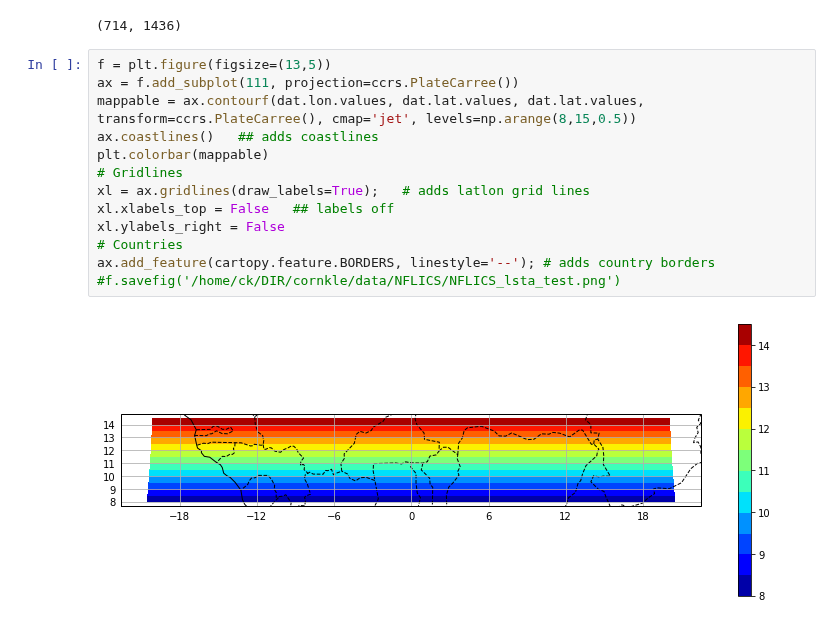
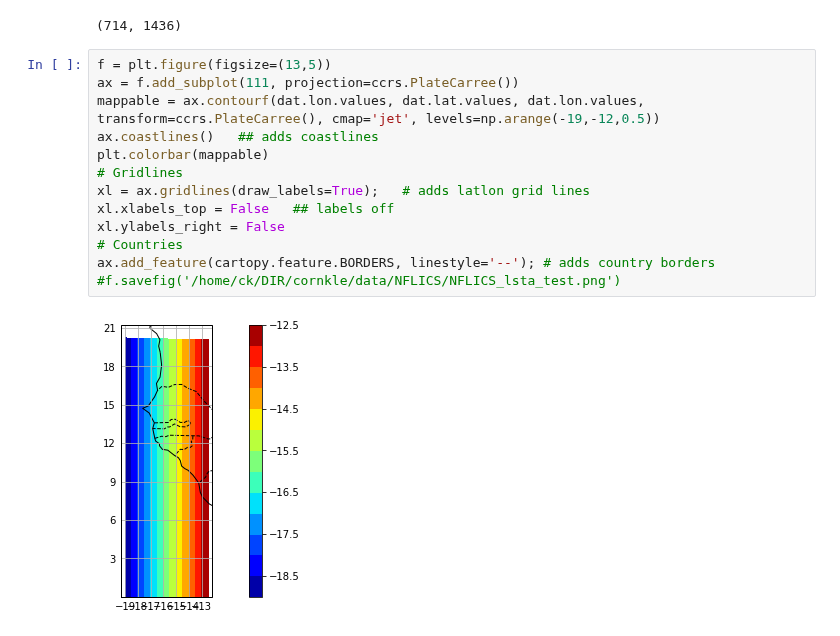
Before and after one commit to cornkle/proj_CEH, a Jupyter notebook: notebooks/NFLICS_LSTA_check.ipynb, the cells around one changed output. Cells and saved outputs as stored; diff of their text form.

```diff
--- a/notebooks/NFLICS_LSTA_check.ipynb
+++ b/notebooks/NFLICS_LSTA_check.ipynb
@@ -148,15 +148,15 @@ dat.lat.values.shape
 # %%
 f = plt.figure(figsize=(13,5))
 ax = f.add_subplot(111, projection=ccrs.PlateCarree())
-mappable = ax.contourf(dat.lon.values, dat.lat.values, dat.lat.values, transform=ccrs.PlateCarree(), cmap='jet', levels=np.arange(8,15,0.5))
+mappable = ax.contourf(dat.lon.values, dat.lat.values, dat.lon.values, transform=ccrs.PlateCarree(), cmap='jet', levels=np.arange(-19,-12,0.5))
 ax.coastlines()   ## adds coastlines
 plt.colorbar(mappable)
 # Gridlines
 xl = ax.gridlines(draw_labels=True);   # adds latlon grid lines
 xl.xlabels_top = False   ## labels off
 xl.ylabels_right = False
 # Countries
 ax.add_feature(cartopy.feature.BORDERS, linestyle='--'); # adds country borders
 #f.savefig('/home/ck/DIR/cornkle/data/NFLICS/NFLICS_lsta_test.png')
 # %% [output]
-[figure, old version]
+[figure, new version]
```
Also changed, not shown: parts of 5 cells of this notebook.
